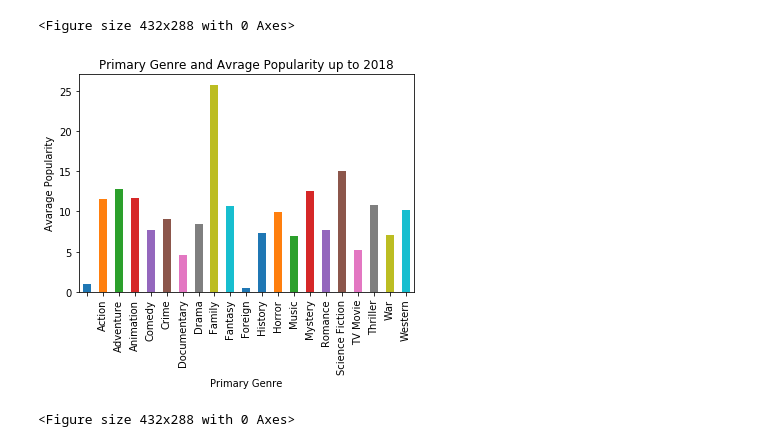
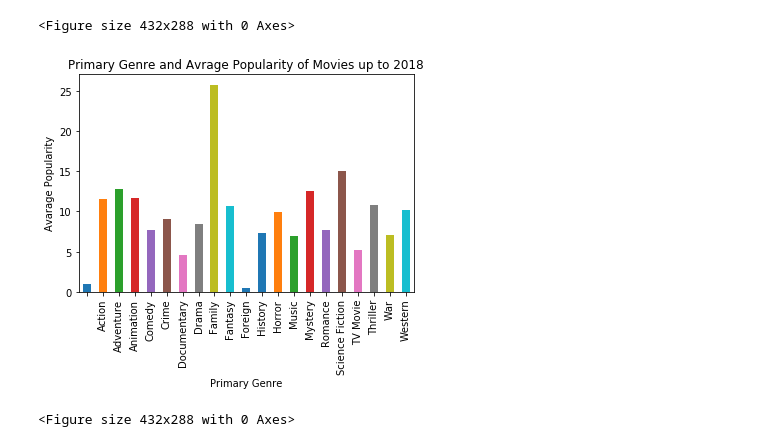
Before and after one commit to sarahshelden/Project1DataScience, a Jupyter notebook: movies.ipynb, the cells around one changed output. Saved outputs shown, nothing was run; the diff lists cells and outputs as text; code cells hidden in the pictures.

```diff
--- a/movies.ipynb
+++ b/movies.ipynb
@@ -321,33 +321,33 @@ plt.tight_layout()
 # %%
 # bar graph
 popularity_mean =popular_mv.groupby('Primary Genre').mean()["popularity"]
 
 ax = popularity_mean.plot.bar(x='Primary Genre', y='popularity', rot = 90)
 
 x_axis = np.arange(len(popularity_mean))
 
 tick_locations = [value for value in x_axis]
 
-ax.set_title('Primary Genre and Avrage Popularity up to 2018')
+ax.set_title('Primary Genre and Avrage Popularity of Movies up to 2018')
 ax.set_xlabel('Primary Genre')
 ax.set_ylabel('Avarage Popularity')
 
 # ax.text(set_xlabel,set_ylabel, "String", fontsize=12)
 
 
 # plt.xticks(tick_locations, popular_mv["avarage_popularity"], rotation = "vertical")
 
 plt.show()
 plt.tight_layout()
 
 
 # ax.text(rect.get_x() + rect.get_width() / 2, height + 5, label,
 #             ha='center', va='bottom')
 
 # x_labels = [108300.0, 110540.0, 112780.0, 115020.0, 117260.0, 119500.0,
 #             121740.0, 123980.0, 126220.0, 128460.0, 130700.0]
 # # ax.set_xticklabels(x_labels)
 # ax.text(x_labels)
 # %% [output]
-[figure, old version]
+[figure, new version]
 <Figure size 432x288 with 0 Axes>
```
Also changed, not shown: parts of 2 cells of this notebook.
